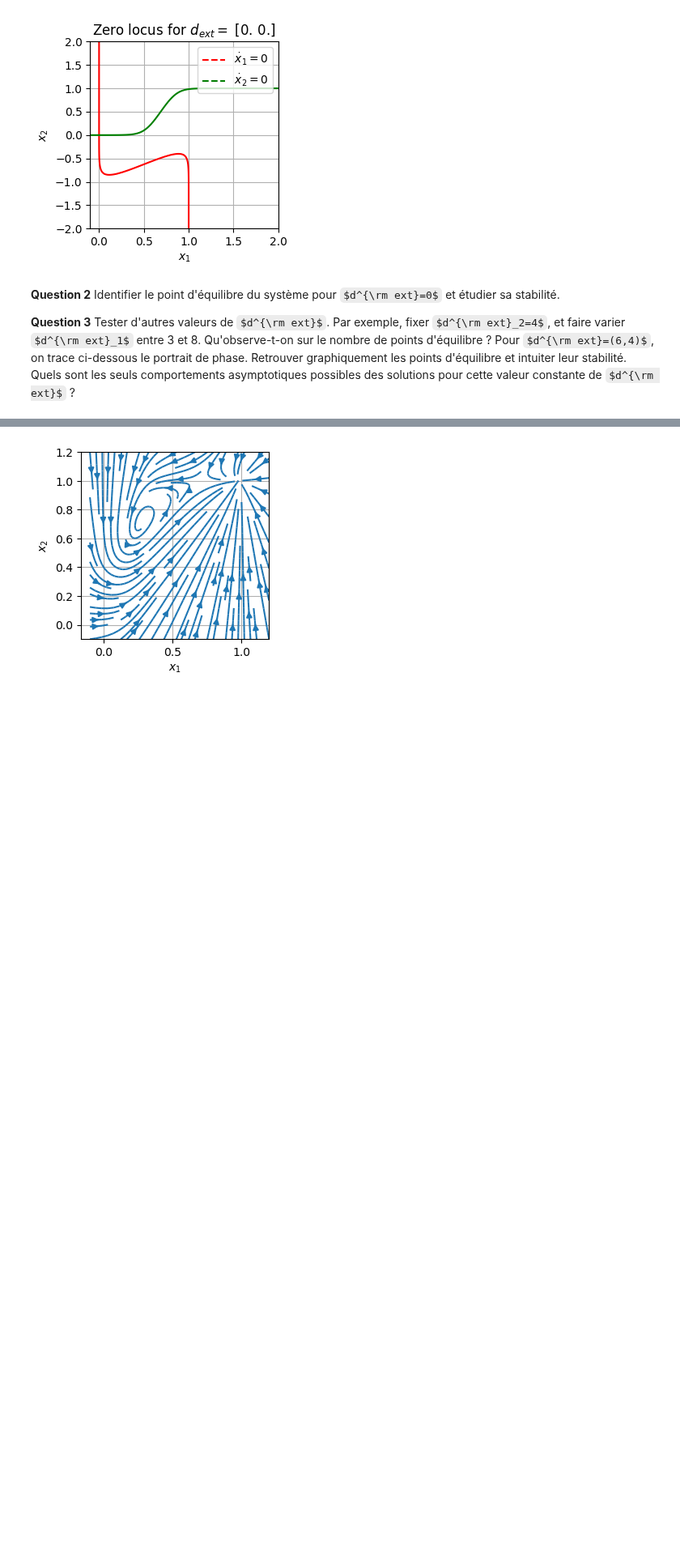
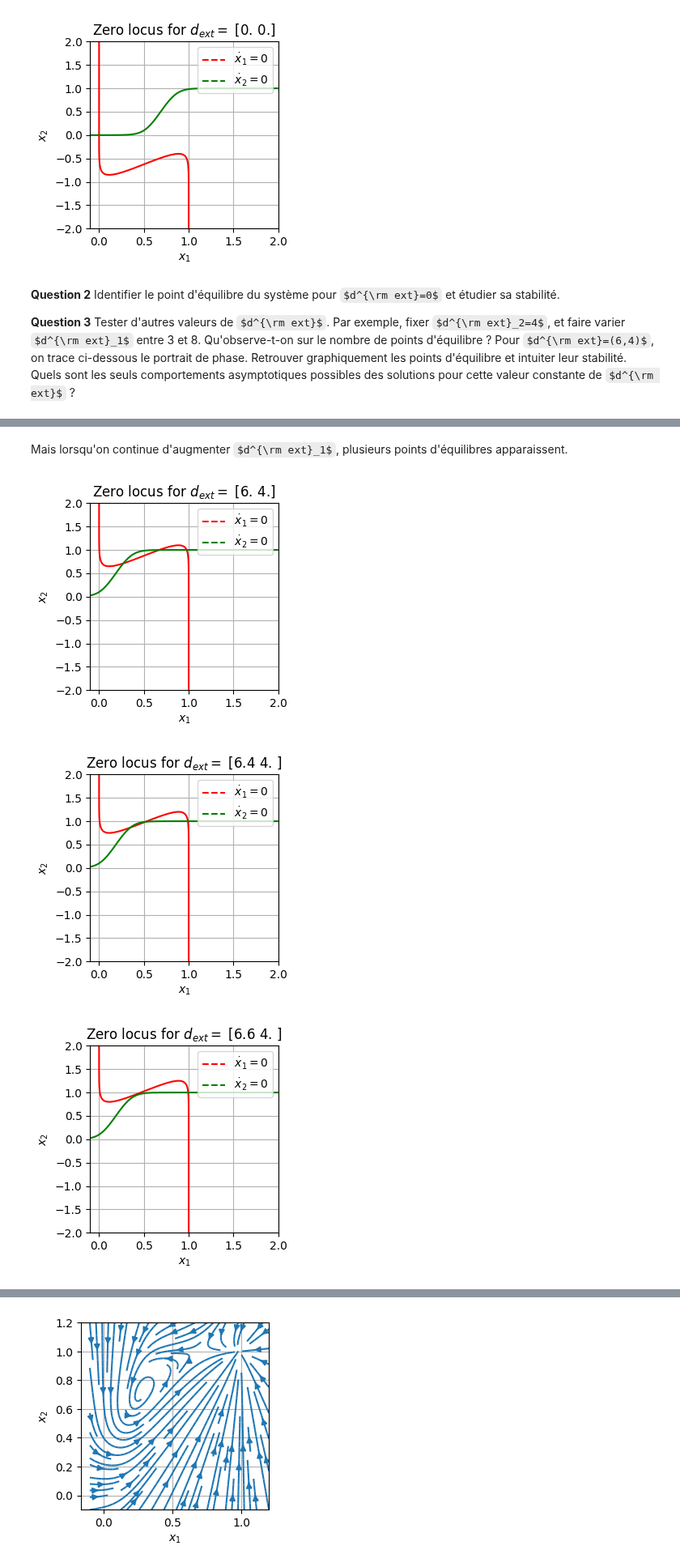
Before and after one commit to JulieBoyer/CotteBoyer, a Jupyter notebook: Projet_Eq_Diff.ipynb, the cells around one changed output, grey strips where cells are left out. Shown at 81% size. Saved outputs shown, nothing was run; the diff lists cells and outputs as text; code cells hidden in the pictures; some formulas as TeX source; blank space fills up the shorter version.

```diff
--- a/Projet_Eq_Diff.ipynb
+++ b/Projet_Eq_Diff.ipynb
@@ -113,0 +175,15 @@ plot_zero_locus(d_ext)
+# %% [markdown]
+Mais lorsqu'on continue d'augmenter $d^{\rm ext}_1$, plusieurs points d'équilibres apparaissent.
+# %%
+d_ext = np.array([6.0,4.0])
+plot_zero_locus(d_ext)
+
+d_ext = np.array([6.4,4.0])
+plot_zero_locus(d_ext)
+
+d_ext = np.array([6.6,4.0])
+plot_zero_locus(d_ext)
+# %% [output]
+[figure, added]
+[figure, added]
+[figure, added]
```
Also changed, not shown: parts of 13 cells of this notebook.
